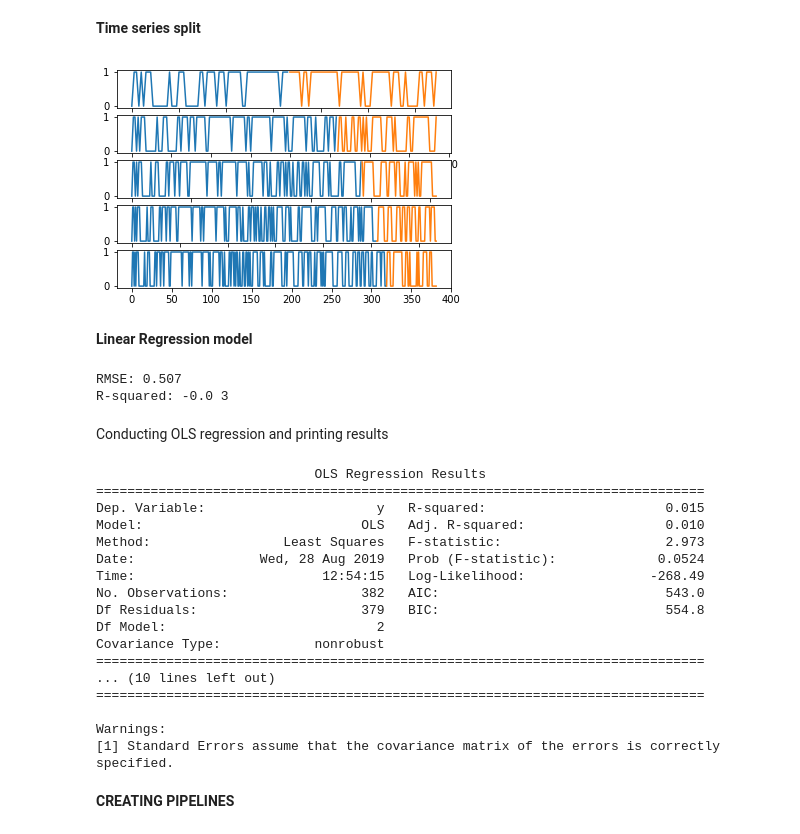
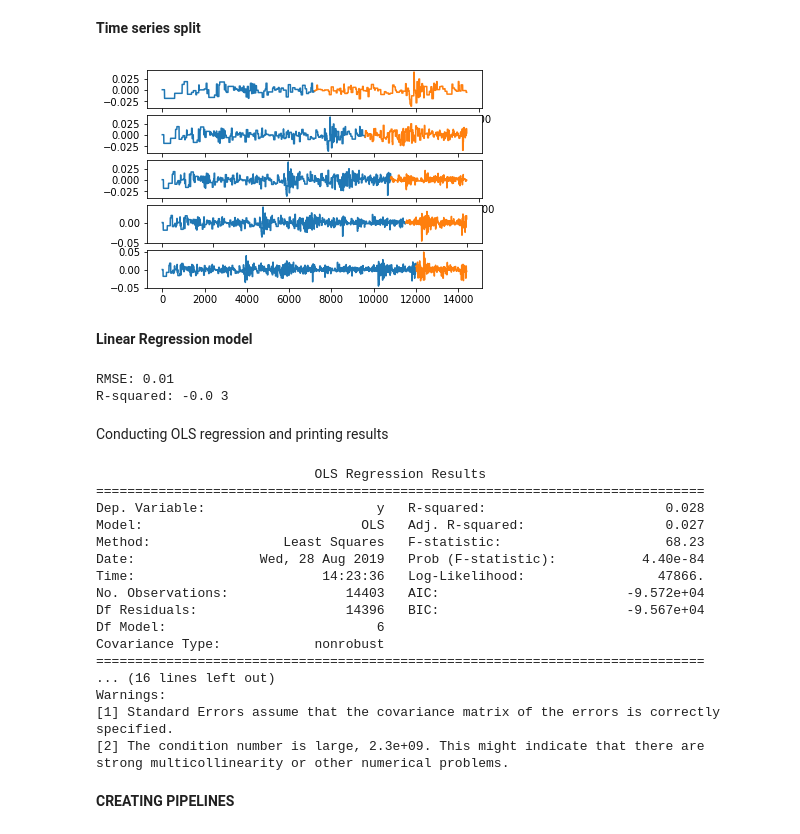
Before and after one commit to BjornCilleborg/sds2019, a Jupyter notebook: EXAM PROJECT/Exam Project.ipynb, the cells around one changed output. Saved outputs shown, nothing was run; the diff lists cells and outputs as text; code cells hidden in the pictures.

```diff
--- a/EXAM PROJECT/Exam Project.ipynb
+++ b/EXAM PROJECT/Exam Project.ipynb
@@ -558,15 +558,15 @@ See the caveats in the documentation: http://pandas.pydata.org/pandas-docs/stabl
 # %% [markdown]
 Dataframe: All tweets
 # %%
-# df_all = df.copy()
-# del df_dji
-# df_dji = AlphaVantage(data_dji)
-# for i in df_dji.columns:
-#     df_dji[i] = df_dji[i].astype(float)
+df_all = df.copy()
+del df_dji
+df_dji = AlphaVantage(data_dji)
+for i in df_dji.columns:
+    df_dji[i] = df_dji[i].astype(float)
 
-# df_all['datetime'] = df_all['datetime'].dt.date # format datetime
-# df_all = df_all.set_index(df_all['datetime'],drop=True)
-# df_merge = pd.merge(df_all, df_dji, left_index=True, right_index=True)
-# df_merge['time'] =  range(0,df_merge['datetime'].count())
-# features = ['time','sentiment','retweet_count','favorite_count','dji_volume','dji_open']
-# display(df_merge[features].head())
+df_all['datetime'] = df_all['datetime'].dt.date # format datetime
+df_all = df_all.set_index(df_all['datetime'],drop=True)
+df_merge = pd.merge(df_all, df_dji, left_index=True, right_index=True)
+df_merge['time'] =  range(0,df_merge['datetime'].count())
+features = ['time','sentiment','retweet_count','favorite_count','volume','open']
+display(df_merge[features].head())
@@ -573,32 +599,34 @@ Dataframe: All tweets
 # %% [markdown]
 **Time series split**
 # %%
+# X variables
 X1 = df_merge[features].values # features
 X = sm.add_constant(X1)
 splits = TimeSeriesSplit(n_splits=5)
 
 for train_index, test_index in splits.split(X):
     X_train = X[train_index]
     X_test = X[test_index]
 #pyplot.show()
 
-Y = df_merge['bool'].values # target variable
+# Y variable
+Y = df_merge['pct_change'].values # target variable
 splits = TimeSeriesSplit(n_splits=5) # number of splits
 pyplot.figure(1)
 index = 1
 for train_index, test_index in splits.split(Y):
     y_train = Y[train_index]
     y_test = Y[test_index]
     #print('Observations: %d' % (len(y_train) + len(y_test)))
     #print('Training Observations: %d' % (len(y_train)))
     #print('Testing Observations: %d' % (len(y_test)))
     pyplot.subplot(510 + index)
     pyplot.plot(y_train)
     pyplot.plot([None for i in y_train] + [x for x in y_test])
     index += 1
 pyplot.show()
 # %% [output]
-[figure, old version]
+[figure, new version]
 # %% [markdown]
 **Linear Regression model**
 # %%
@@ -612,12 +640,12 @@ print('RMSE:',round(sqrt(np.mean((a-y_test)**2)),3))
 # Print R^2
 print('R-squared:',round(sklearn.metrics.r2_score(y_test, a)),3)
 # %% [output]
-RMSE: 0.507
+RMSE: 0.01
 R-squared: -0.0 3
 # %% [markdown]
 Conducting OLS regression and printing results
 # %%
-Y = df_merge['bool'].values
+Y = df_merge['pct_change'].values
 ols = sm.OLS(Y, X)
 ols_results = ols.fit()
 res = ols_results.summary()
@@ -626,21 +654,21 @@ print(res)
 # %% [output]
                             OLS Regression Results
 ==============================================================================
-Dep. Variable:                      y   R-squared:                       0.015
-Model:                            OLS   Adj. R-squared:                  0.010
-Method:                 Least Squares   F-statistic:                     2.973
-Date:                Wed, 28 Aug 2019   Prob (F-statistic):             0.0524
-Time:                        12:54:15   Log-Likelihood:                -268.49
-No. Observations:                 382   AIC:                             543.0
-Df Residuals:                     379   BIC:                             554.8
-Df Model:                           2
+Dep. Variable:                      y   R-squared:                       0.028
+Model:                            OLS   Adj. R-squared:                  0.027
+Method:                 Least Squares   F-statistic:                     68.23
+Date:                Wed, 28 Aug 2019   Prob (F-statistic):           4.40e-84
+Time:                        14:23:36   Log-Likelihood:                 47866.
+No. Observations:               14403   AIC:                        -9.572e+04
+Df Residuals:                   14396   BIC:                        -9.567e+04
+Df Model:                           6
 Covariance Type:            nonrobust
 ==============================================================================
-... (10 lines left out)
-==============================================================================
-
+... (16 lines left out)
 Warnings:
 [1] Standard Errors assume that the covariance matrix of the errors is correctly specified.
+[2] The condition number is large, 2.3e+09. This might indicate that there are
+strong multicollinearity or other numerical problems.
 # %% [markdown]
 **CREATING PIPELINES**
 # %%
```
Also changed, not shown: parts of 11 cells of this notebook, 1 other file.
